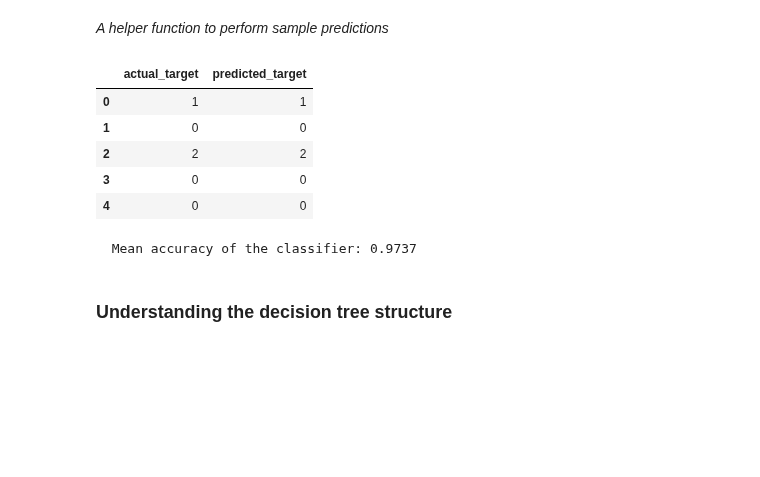
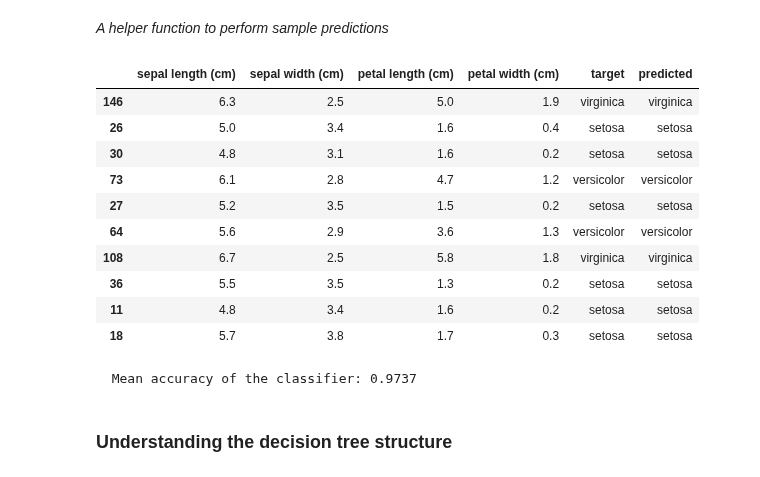
Before and after one commit to dataprogpy/code-samples, a Jupyter notebook: starter_files/06_modeling_workflow_with_sklearn.ipynb, the cells around one changed output. Saved outputs shown, nothing was run; the diff lists cells and outputs as text; code cells hidden in the pictures; blank space fills up the shorter version.

```diff
--- a/starter_files/06_modeling_workflow_with_sklearn.ipynb
+++ b/starter_files/06_modeling_workflow_with_sklearn.ipynb
@@ -167,50 +167,64 @@ alt.Chart(df, width=500).transform_window(
 1. Evaluate Model Performance
 # %% [markdown]
 _A helper function to perform sample predictions_
-# %%
-def sample_predictions(clf, X_test, y_test, count):
-  res = {
-    'actual_target': [],
-    'predicted_target': []
-  }
-  for _ in range(5):
-    obs = X_test.sample(n=1)
-    obs_index = obs.index[0]
-    res['actual_target'].append( int(y_test.loc[obs_index]))
-    pred = clf.predict(obs)
-    res['predicted_target'].append( int(pred[0]))
-  return pd.DataFrame(res)
+# %%
+from math import e
+def sample_predictions(clf, X_test, y_test, count=None):
+  if count == None:
+    res = X_test.copy()
+  else:
+    res = X_test.sample(n=count).copy()
+
+  res = res.join(
+      pd.Series(
+          y_test.loc[res.index].apply(label_mapper),
+          name='target'
+      )
+  )
+  res= res.join(
+        pd.Series(
+          clf.predict(X_test.loc[res.index]),
+          name='predicted',
+          index=res.index
+          ).apply(label_mapper)
+    )
+  return res
 # %%
 # Load and prepare data
 iris = load_iris(as_frame=True)
 X = iris.data
 y = iris.target
 
 # Split the data
 X_train, X_test, y_train, y_test = train_test_split(X, y, random_state=42)
 
 # Instantiate the model
 clf = tree.DecisionTreeClassifier(max_leaf_nodes=3, random_state=42)
 
 # Train the model
 clf.fit(X_train, y_train)
 
 # Predict labels
-preds = sample_predictions(clf, X_test, y_test, 5)
+preds = sample_predictions(clf, X_test, y_test, 10)
 display(preds)
 print(f"""
 
   Mean accuracy of the classifier: {clf.score(X_test, y_test):.4f}
 
 """)
 # Evaluate model performance
 # %% [output]
-|  | actual_target | predicted_target |
-| 0 | 1 | 1 |
-| 1 | 0 | 0 |
-| 2 | 2 | 2 |
-| 3 | 0 | 0 |
-| 4 | 0 | 0 |
+|  | sepal length (cm) | sepal width (cm) | petal length (cm) | petal width (cm) | target | predicted |
+| 146 | 6.3 | 2.5 | 5.0 | 1.9 | virginica | virginica |
+| 26 | 5.0 | 3.4 | 1.6 | 0.4 | setosa | setosa |
+| 30 | 4.8 | 3.1 | 1.6 | 0.2 | setosa | setosa |
+| 73 | 6.1 | 2.8 | 4.7 | 1.2 | versicolor | versicolor |
+| 27 | 5.2 | 3.5 | 1.5 | 0.2 | setosa | setosa |
+| 64 | 5.6 | 2.9 | 3.6 | 1.3 | versicolor | versicolor |
+| 108 | 6.7 | 2.5 | 5.8 | 1.8 | virginica | virginica |
+| 36 | 5.5 | 3.5 | 1.3 | 0.2 | setosa | setosa |
+| 11 | 4.8 | 3.4 | 1.6 | 0.2 | setosa | setosa |
+| 18 | 5.7 | 3.8 | 1.7 | 0.3 | setosa | setosa |
   Mean accuracy of the classifier: 0.9737
 # %% [markdown]
 ### Understanding the decision tree structure
```
Also changed, not shown: parts of 1 cell of this notebook.
